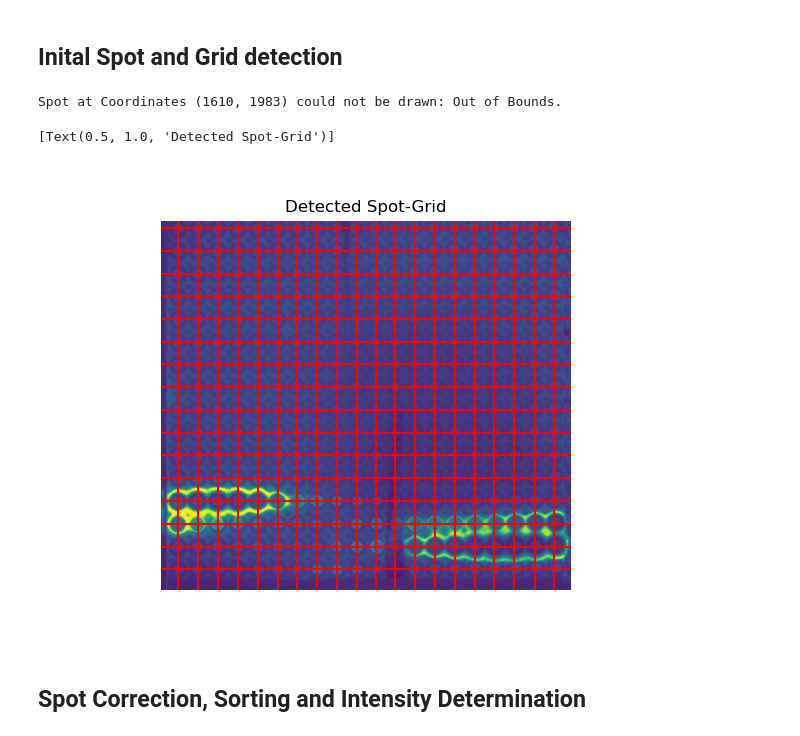
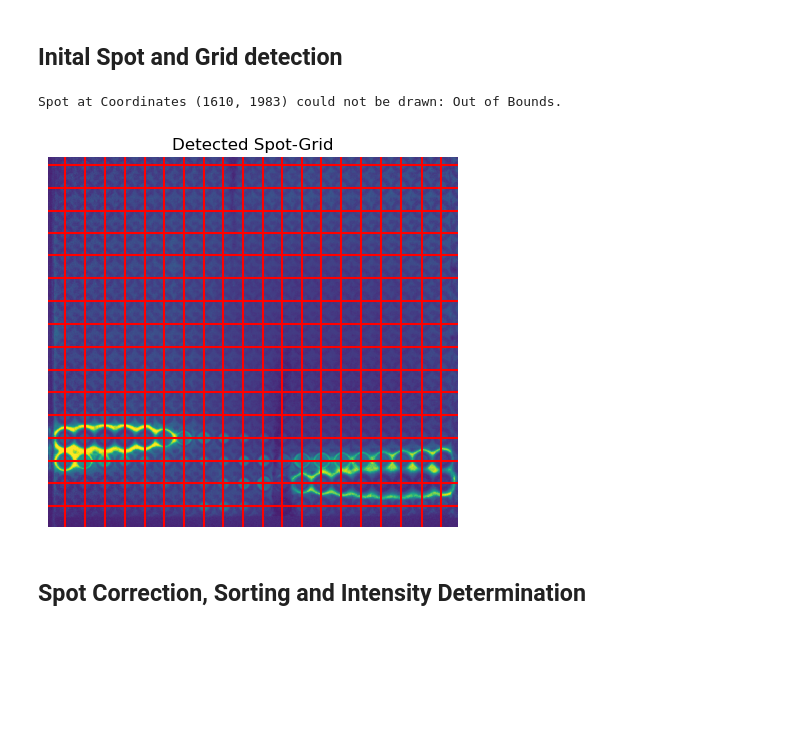
Before and after one commit to Functional-Metabolomics-Lab/MicrospotReader_test, a Jupyter notebook: microspot_reader.ipynb, the cells around one changed output. Drawn from its saved outputs; the diff is of its cells as text; code cells hidden in the pictures; blank space fills up the shorter version.

Commit message:
added plots module to package

```diff
--- a/microspot_reader.ipynb
+++ b/microspot_reader.ipynb
@@ -56,35 +57,29 @@ ax.set(title="Grayscale Image")
 # %%
 # Inital spot-detection.
 init_spots=msu.spot.detect(raw_img,grid_props["spot_nr"])
 
 # Create an empty image and draw a dot for each detected spot.
 dot_img=np.zeros(raw_img.shape)
 for i_spot in init_spots:
     i_spot.draw_spot(dot_img,255,5)
 
 # Detection of gridlines.
 gridlines=msu.gridline.detect(dot_img)
 hor_line=[line for line in gridlines if line.alignment=="hor"]
 vert_line=[line for line in gridlines if line.alignment=="vert"]
 
 # Calculate the intersections of all horizontal lines with all vertical lines.
 grid_points=[]
 for h_l in hor_line:
     for v_l in vert_line:
         grid_points.append(v_l.intersect(h_l))
 
 # Display the grid.
 fig,ax=plt.subplots()
-ax.imshow(raw_img)
-for item in hor_line+vert_line:
-    ax.axline((0,item.y_int), slope=item.slope,c="r")
-ax.set(ylim=[raw_img.shape[0],0],xlim=[0,raw_img.shape[1]])
-ax.axis("off")
-ax.set(title="Detected Spot-Grid")
+plots.plot_grid(fig,ax,raw_img,hor_line+vert_line)
 # %% [output]
 Spot at Coordinates (1610, 1983) could not be drawn: Out of Bounds.
-[Text(0.5, 1.0, 'Detected Spot-Grid')]
-[figure, old version]
+[figure, new version]
 # %% [markdown]
 ## Spot Correction, Sorting and Intensity Determination
 # %%
```
Also changed, not shown: parts of 7 cells of this notebook, 1 other file.
